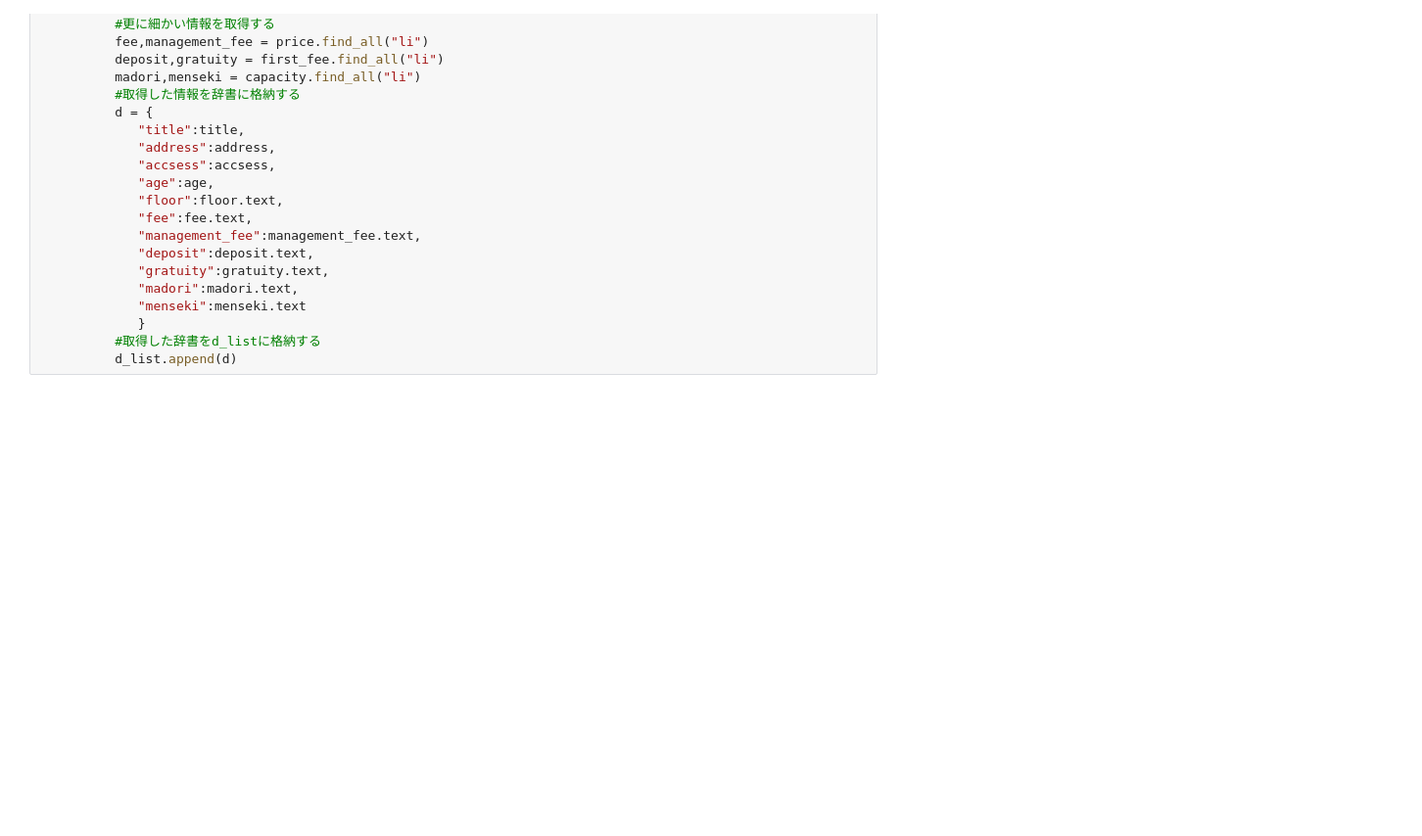
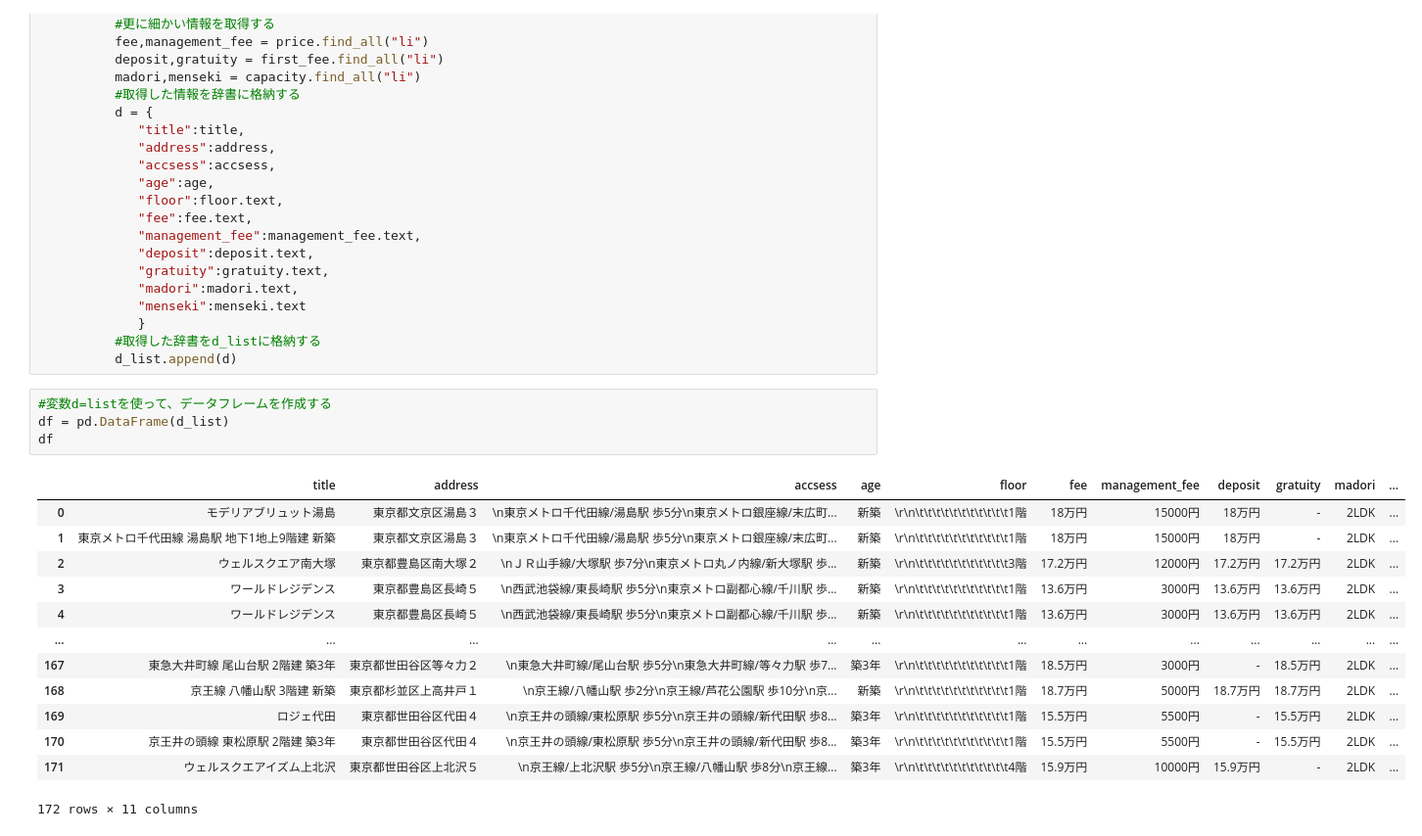
Before and after one commit to masaki2607/suumo_scraping, a Jupyter notebook: suumo_scraping2.ipynb, the cells around one changed output. Shown: that part at 98% size. Saved outputs shown, nothing was run; the diff lists cells and outputs as text; blank space fills up the shorter version.

```diff
--- a/suumo_scraping2.ipynb
+++ b/suumo_scraping2.ipynb
@@ -63,3 +63,21 @@ for i in range(1,4):
              }
           #取得した辞書をd_listに格納する
           d_list.append(d)
+# %%
+#変数d=listを使って、データフレームを作成する
+df = pd.DataFrame(d_list)
+df
+# %% [output]
+|  | title | address | accsess | age | floor | fee | management_fee | deposit | gratuity | madori | ... |
+| 0 | モデリアブリュット湯島 | 東京都文京区湯島３ | \n東京メトロ千代田線/湯島駅 歩5分\n東京メトロ銀座線/末広町... | 新築 | \r\n\t\t\t\t\t\t\t\t\t\t\t1階 | 18万円 | 15000円 | 18万円 | - | 2LDK | ... |
+| 1 | 東京メトロ千代田線 湯島駅 地下1地上9階建 新築 | 東京都文京区湯島３ | \n東京メトロ千代田線/湯島駅 歩5分\n東京メトロ銀座線/末広町... | 新築 | \r\n\t\t\t\t\t\t\t\t\t\t\t1階 | 18万円 | 15000円 | 18万円 | - | 2LDK | ... |
+| 2 | ウェルスクエア南大塚 | 東京都豊島区南大塚２ | \nＪＲ山手線/大塚駅 歩7分\n東京メトロ丸ノ内線/新大塚駅 歩... | 新築 | \r\n\t\t\t\t\t\t\t\t\t\t\t3階 | 17.2万円 | 12000円 | 17.2万円 | 17.2万円 | 2LDK | ... |
+| 3 | ワールドレジデンス | 東京都豊島区長崎５ | \n西武池袋線/東長崎駅 歩5分\n東京メトロ副都心線/千川駅 歩... | 新築 | \r\n\t\t\t\t\t\t\t\t\t\t\t1階 | 13.6万円 | 3000円 | 13.6万円 | 13.6万円 | 2LDK | ... |
+| 4 | ワールドレジデンス | 東京都豊島区長崎５ | \n西武池袋線/東長崎駅 歩5分\n東京メトロ副都心線/千川駅 歩... | 新築 | \r\n\t\t\t\t\t\t\t\t\t\t\t1階 | 13.6万円 | 3000円 | 13.6万円 | 13.6万円 | 2LDK | ... |
+| ... | ... | ... | ... | ... | ... | ... | ... | ... | ... | ... | ... |
+| 167 | 東急大井町線 尾山台駅 2階建 築3年 | 東京都世田谷区等々力２ | \n東急大井町線/尾山台駅 歩5分\n東急大井町線/等々力駅 歩7... | 築3年 | \r\n\t\t\t\t\t\t\t\t\t\t\t1階 | 18.5万円 | 3000円 | - | 18.5万円 | 2LDK | ... |
+| 168 | 京王線 八幡山駅 3階建 新築 | 東京都杉並区上高井戸１ | \n京王線/八幡山駅 歩2分\n京王線/芦花公園駅 歩10分\n京... | 新築 | \r\n\t\t\t\t\t\t\t\t\t\t\t1階 | 18.7万円 | 5000円 | 18.7万円 | 18.7万円 | 2LDK | ... |
+| 169 | ロジェ代田 | 東京都世田谷区代田４ | \n京王井の頭線/東松原駅 歩5分\n京王井の頭線/新代田駅 歩8... | 築3年 | \r\n\t\t\t\t\t\t\t\t\t\t\t1階 | 15.5万円 | 5500円 | - | 15.5万円 | 2LDK | ... |
+| 170 | 京王井の頭線 東松原駅 2階建 築3年 | 東京都世田谷区代田４ | \n京王井の頭線/東松原駅 歩5分\n京王井の頭線/新代田駅 歩8... | 築3年 | \r\n\t\t\t\t\t\t\t\t\t\t\t1階 | 15.5万円 | 5500円 | - | 15.5万円 | 2LDK | ... |
+| 171 | ウェルスクエアイズム上北沢 | 東京都世田谷区上北沢５ | \n京王線/上北沢駅 歩5分\n京王線/八幡山駅 歩8分\n京王線... | 築3年 | \r\n\t\t\t\t\t\t\t\t\t\t\t4階 | 15.9万円 | 10000円 | 15.9万円 | - | 2LDK | ... |
+172 rows × 11 columns
```
Also changed, not shown: parts of 6 cells of this notebook.
